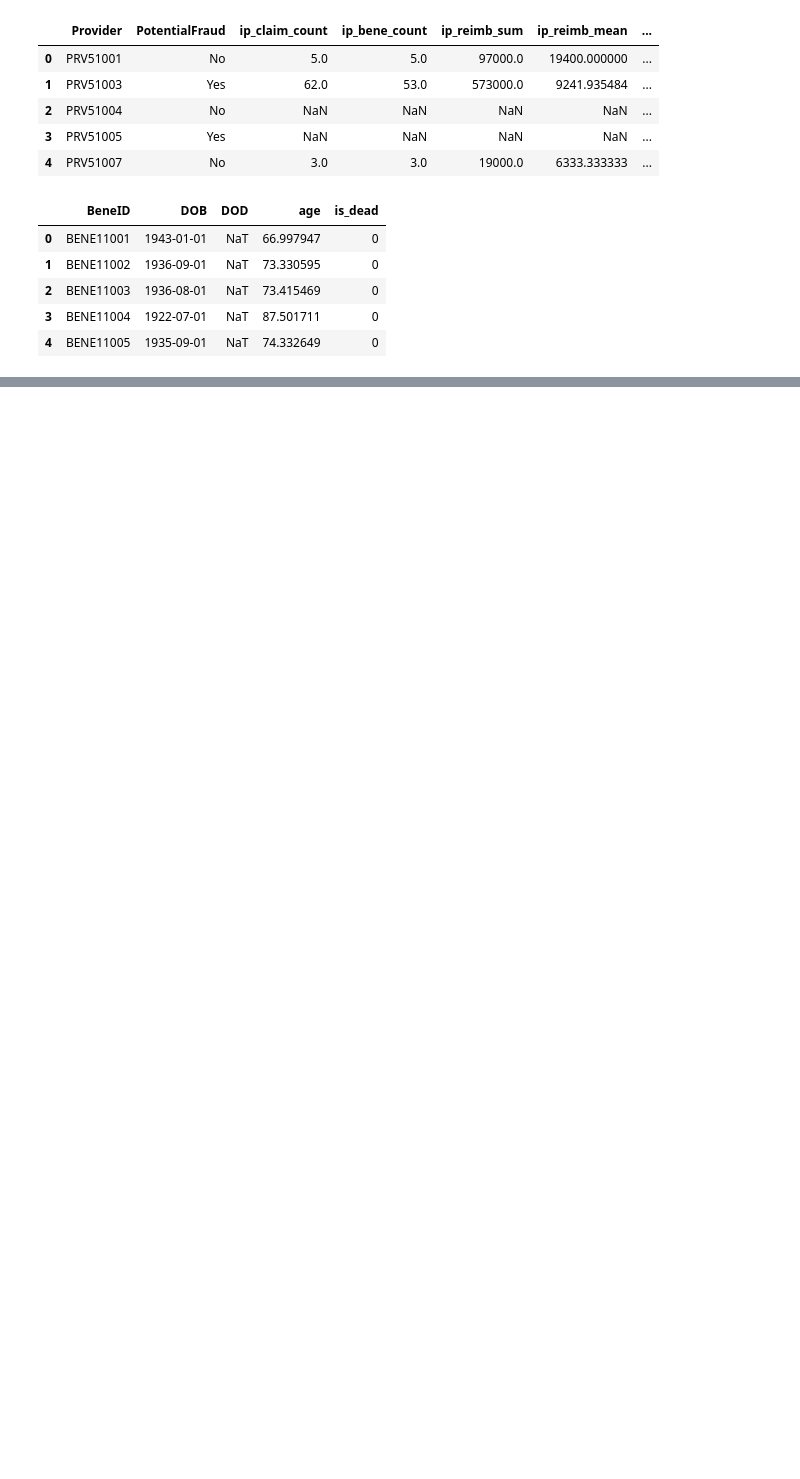
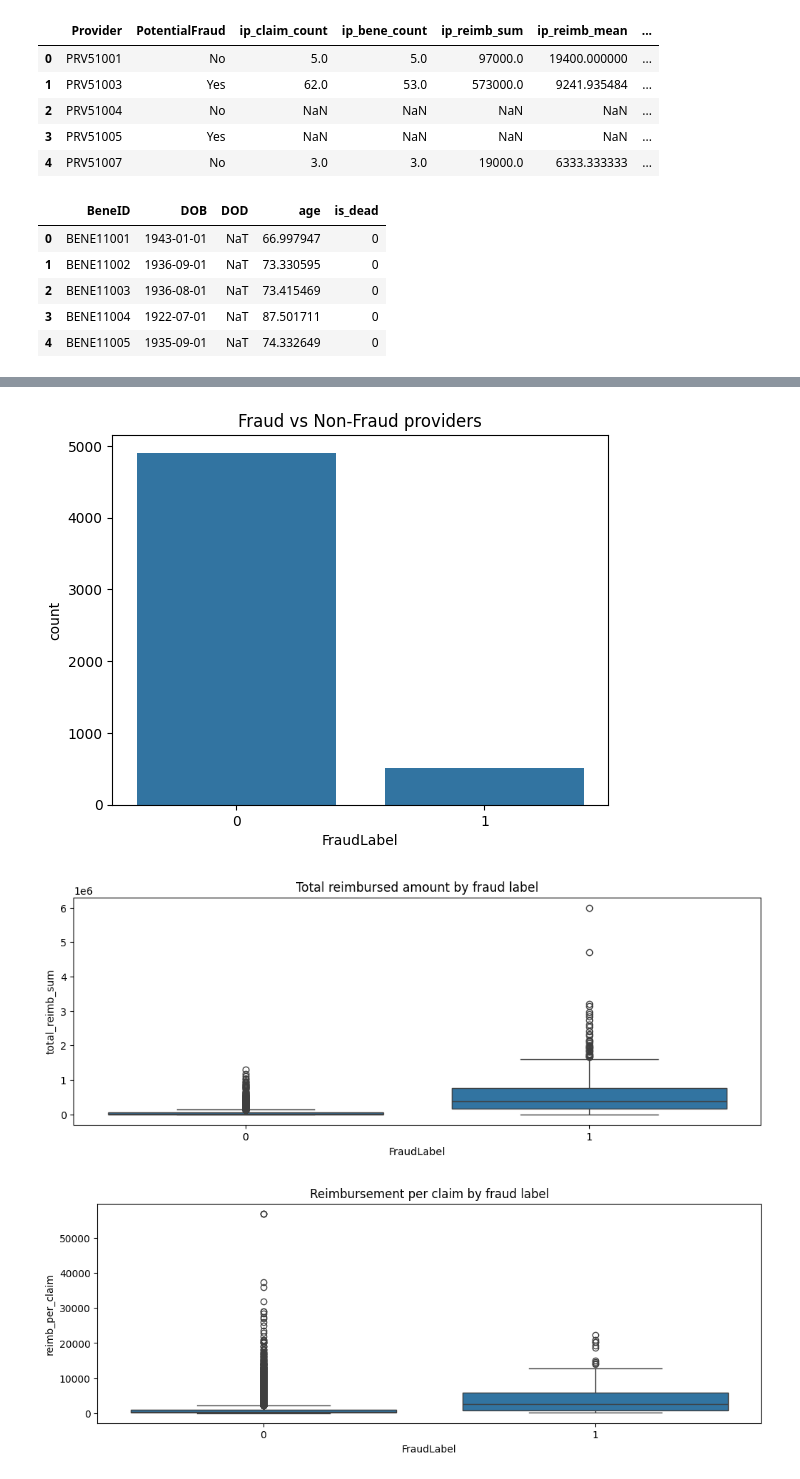
Before and after one commit to habiba-11/fraud_detection_project, a Jupyter notebook: notebooks/01_data_exploration_and_feature_engineering.ipynb, the cells around one changed output, grey strips where cells are left out. Drawn from its saved outputs; the diff is of its cells as text; code cells hidden in the pictures; blank space fills up the shorter version.

Commit message:
Add cells 9-15 (Moussa work)

```diff
--- a/notebooks/01_data_exploration_and_feature_engineering.ipynb
+++ b/notebooks/01_data_exploration_and_feature_engineering.ipynb
@@ -211,0 +330,18 @@ benef_df[["BeneID", "DOB", "DOD", "age", "is_dead"]].head()
+# %%
+# Cell 13: Clean numeric NaNs + encode target
+
+# 1) Find numeric columns
+numeric_cols = provider_df.select_dtypes(include=[np.number]).columns
+
+# 2) Fill missing numeric values with 0 (simple strategy)
+provider_df[numeric_cols] = provider_df[numeric_cols].fillna(0)
+
+# 3) Encode PotentialFraud as 0/1 binary label
+#    Assuming PotentialFraud is "Yes"/"No"
+provider_df["FraudLabel"] = (provider_df["PotentialFraud"] == "Yes").astype(int)
+
+# 4) Optionally drop original string label (keep only numeric)
+#    You can keep it if you want for readability
+provider_df = provider_df.drop(columns=["PotentialFraud"])
+
+provider_df.head()
@@ -211,0 +355,29 @@ benef_df[["BeneID", "DOB", "DOD", "age", "is_dead"]].head()
+# %%
+# Cell 14: Simple EDA plots on provider_df
+
+# 1) Target distribution
+sns.countplot(x="FraudLabel", data=provider_df)
+plt.title("Fraud vs Non-Fraud providers")
+plt.show()
+
+# 2) Boxplot of key numeric features by fraud label
+plt.figure(figsize=(12, 4))
+sns.boxplot(x="FraudLabel", y="total_reimb_sum", data=provider_df)
+plt.title("Total reimbursed amount by fraud label")
+plt.show()
+
+plt.figure(figsize=(12, 4))
+sns.boxplot(x="FraudLabel", y="reimb_per_claim", data=provider_df)
+plt.title("Reimbursement per claim by fraud label")
+plt.show()
+
+# 3) Correlation heatmap for numeric features
+corr = provider_df[numeric_cols].corr()
+plt.figure(figsize=(10, 8))
+sns.heatmap(corr, cmap="coolwarm", center=0)
+plt.title("Correlation between features (provider level)")
+plt.show()
+# %% [output]
+[figure, added]
+[figure, added]
+[figure, added]
```
Also changed, not shown: parts of 7 cells of this notebook.
